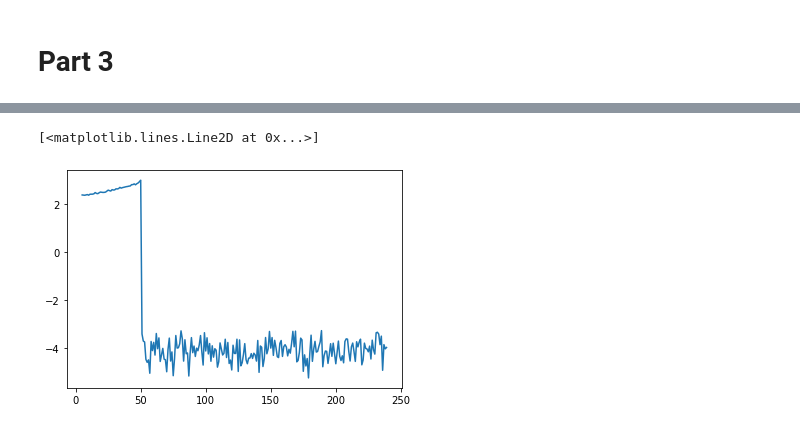
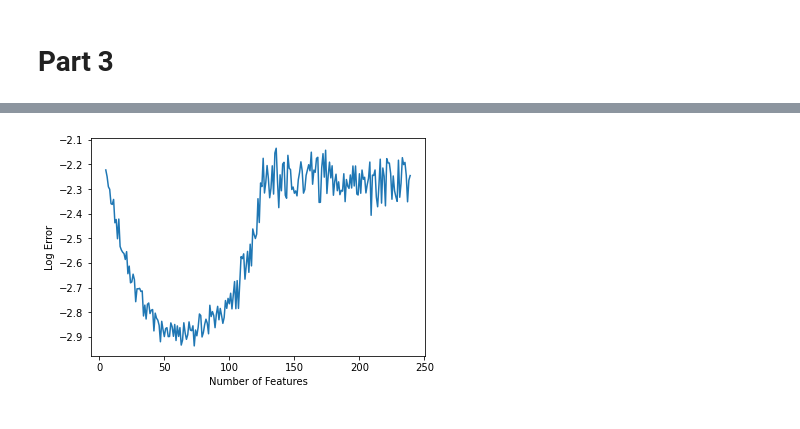
Before and after one commit to yardasol/stat542-ca3, a Jupyter notebook: Assignment_3_7568_yardasol.ipynb, the cells around one changed output, grey strips where cells are left out. Saved outputs shown, nothing was run; the diff lists cells and outputs as text; code cells hidden in the pictures.

```diff
--- a/Assignment_3_7568_yardasol.ipynb
+++ b/Assignment_3_7568_yardasol.ipynb
@@ -157,3 +162,6 @@ np.shape(X)
+# %%
+df = pd.read_csv("https://liangfgithub.github.io/F22/Coding3_dataH.csv")
+X = df.values
 # %%
 def ridgeless(train, test, n_features):
 
@@ -201,6 +209,8 @@ for n_features in feature_range:
     comp_error.append(np.median(np.array(cverror)))
 # %%
 plt.plot(feature_range, np.log(comp_error))
+plt.xlabel("Number of Features")
+plt.ylabel("Log Error")
+plt.show()
 # %% [output]
-[<matplotlib.lines.Line2D at 0x...>]
-[figure, old version]
+[figure, new version]
```
Also changed, not shown: parts of 3 cells of this notebook.
